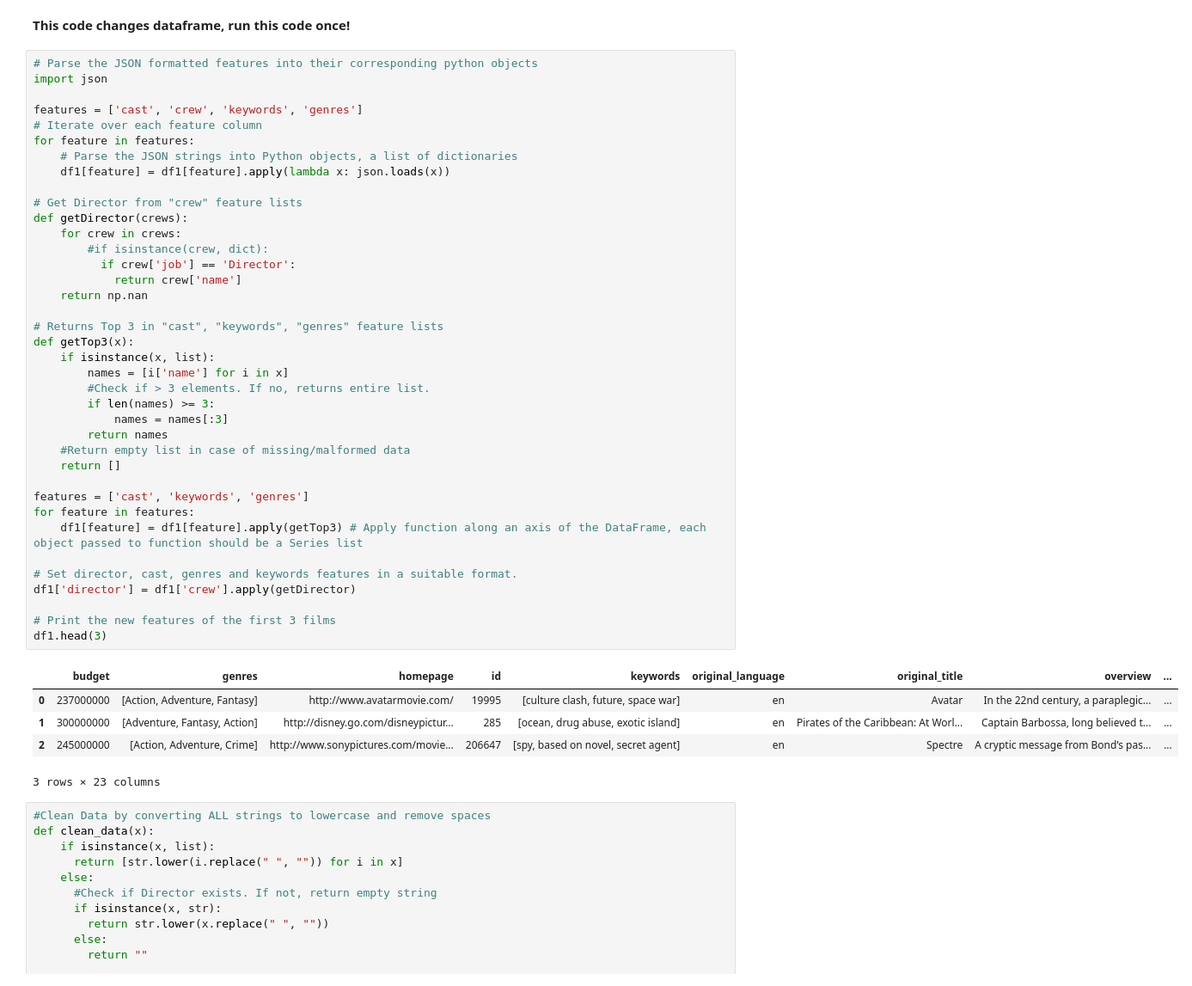
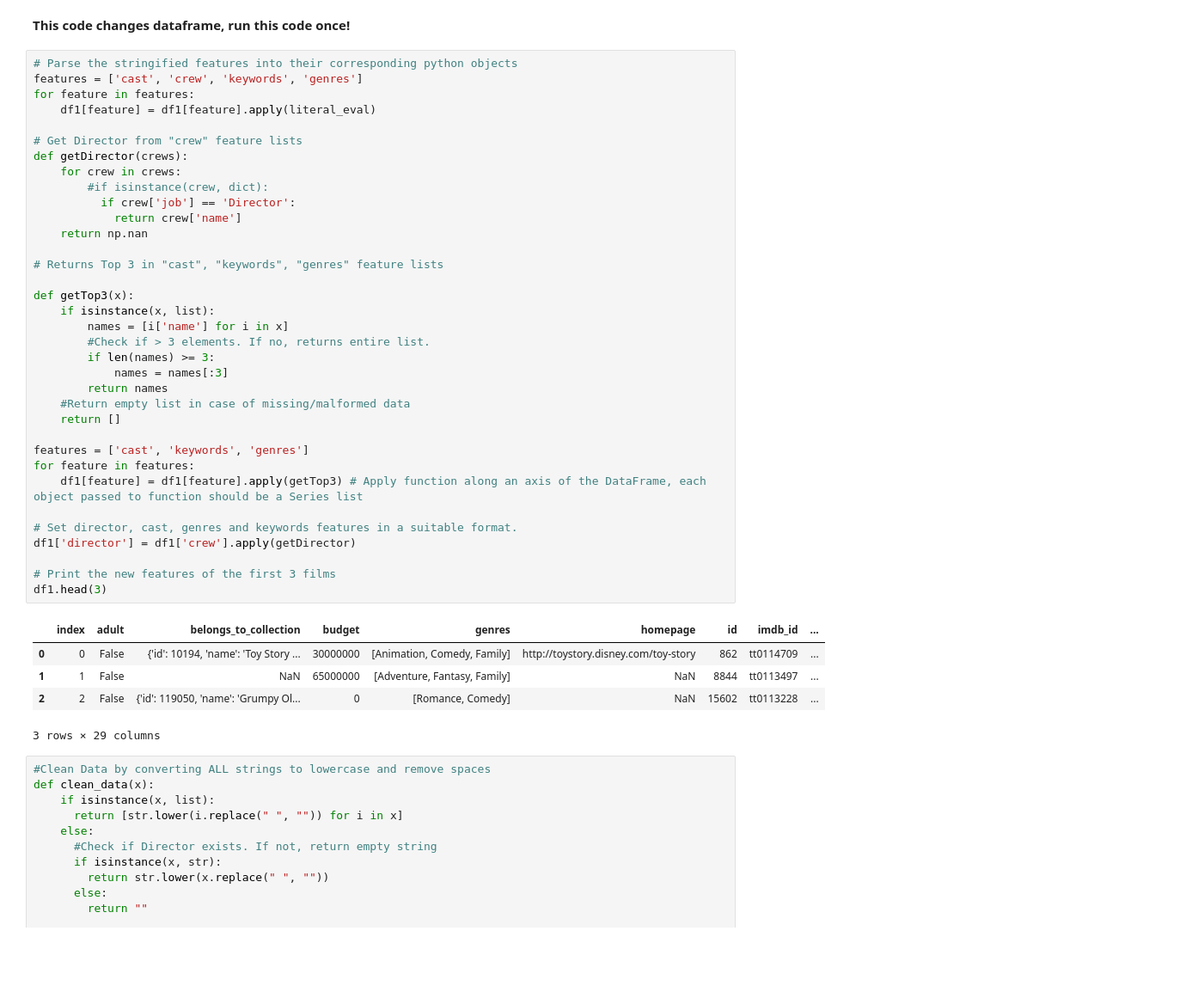
Before and after one commit to matthias-ong/MovieCompanion, a Jupyter notebook: movie_recommender.ipynb, the cells around one changed output. Shown: that part at 86% size. Cells and saved outputs as stored; diff of their text form; blank space fills up the shorter version.

```diff
--- a/movie_recommender.ipynb
+++ b/movie_recommender.ipynb
@@ -160,49 +187,46 @@ Name: title, dtype: object
 # %% [markdown]
 **This code changes dataframe, run this code once!**
 # %%
-# Parse the JSON formatted features into their corresponding python objects
-import json
-
+# Parse the stringified features into their corresponding python objects
 features = ['cast', 'crew', 'keywords', 'genres']
-# Iterate over each feature column
 for feature in features:
-    # Parse the JSON strings into Python objects, a list of dictionaries
-    df1[feature] = df1[feature].apply(lambda x: json.loads(x))
+    df1[feature] = df1[feature].apply(literal_eval)
 
 # Get Director from "crew" feature lists
 def getDirector(crews):
     for crew in crews:
         #if isinstance(crew, dict):
           if crew['job'] == 'Director':
             return crew['name']
     return np.nan
 
 # Returns Top 3 in "cast", "keywords", "genres" feature lists
+
 def getTop3(x):
     if isinstance(x, list):
         names = [i['name'] for i in x]
         #Check if > 3 elements. If no, returns entire list.
         if len(names) >= 3:
             names = names[:3]
         return names
     #Return empty list in case of missing/malformed data
     return []
 
 features = ['cast', 'keywords', 'genres']
 for feature in features:
     df1[feature] = df1[feature].apply(getTop3) # Apply function along an axis of the DataFrame, each object passed to function should be a Series list
 
 # Set director, cast, genres and keywords features in a suitable format.
 df1['director'] = df1['crew'].apply(getDirector)
 
 # Print the new features of the first 3 films
 df1.head(3)
 # %% [output]
-|  | budget | genres | homepage | id | keywords | original_language | original_title | overview | ... |
-| 0 | 237000000 | [Action, Adventure, Fantasy] | http://www.avatarmovie.com/ | 19995 | [culture clash, future, space war] | en | Avatar | In the 22nd century, a paraplegic... | ... |
-| 1 | 300000000 | [Adventure, Fantasy, Action] | http://disney.go.com/disneypictur... | 285 | [ocean, drug abuse, exotic island] | en | Pirates of the Caribbean: At Worl... | Captain Barbossa, long believed t... | ... |
-| 2 | 245000000 | [Action, Adventure, Crime] | http://www.sonypictures.com/movie... | 206647 | [spy, based on novel, secret agent] | en | Spectre | A cryptic message from Bond’s pas... | ... |
+|  | index | adult | belongs_to_collection | budget | genres | homepage | id | imdb_id | ... |
+| 0 | 0 | False | {'id': 10194, 'name': 'Toy Story ... | 30000000 | [Animation, Comedy, Family] | http://toystory.disney.com/toy-story | 862 | tt0114709 | ... |
+| 1 | 1 | False | NaN | 65000000 | [Adventure, Fantasy, Family] | NaN | 8844 | tt0113497 | ... |
+| 2 | 2 | False | {'id': 119050, 'name': 'Grumpy Ol... | 0 | [Romance, Comedy] | NaN | 15602 | tt0113228 | ... |
-3 rows × 23 columns
+3 rows × 29 columns
 # %%
 #Clean Data by converting ALL strings to lowercase and remove spaces
 def clean_data(x):
```
Also changed, not shown: parts of 14 cells of this notebook.
